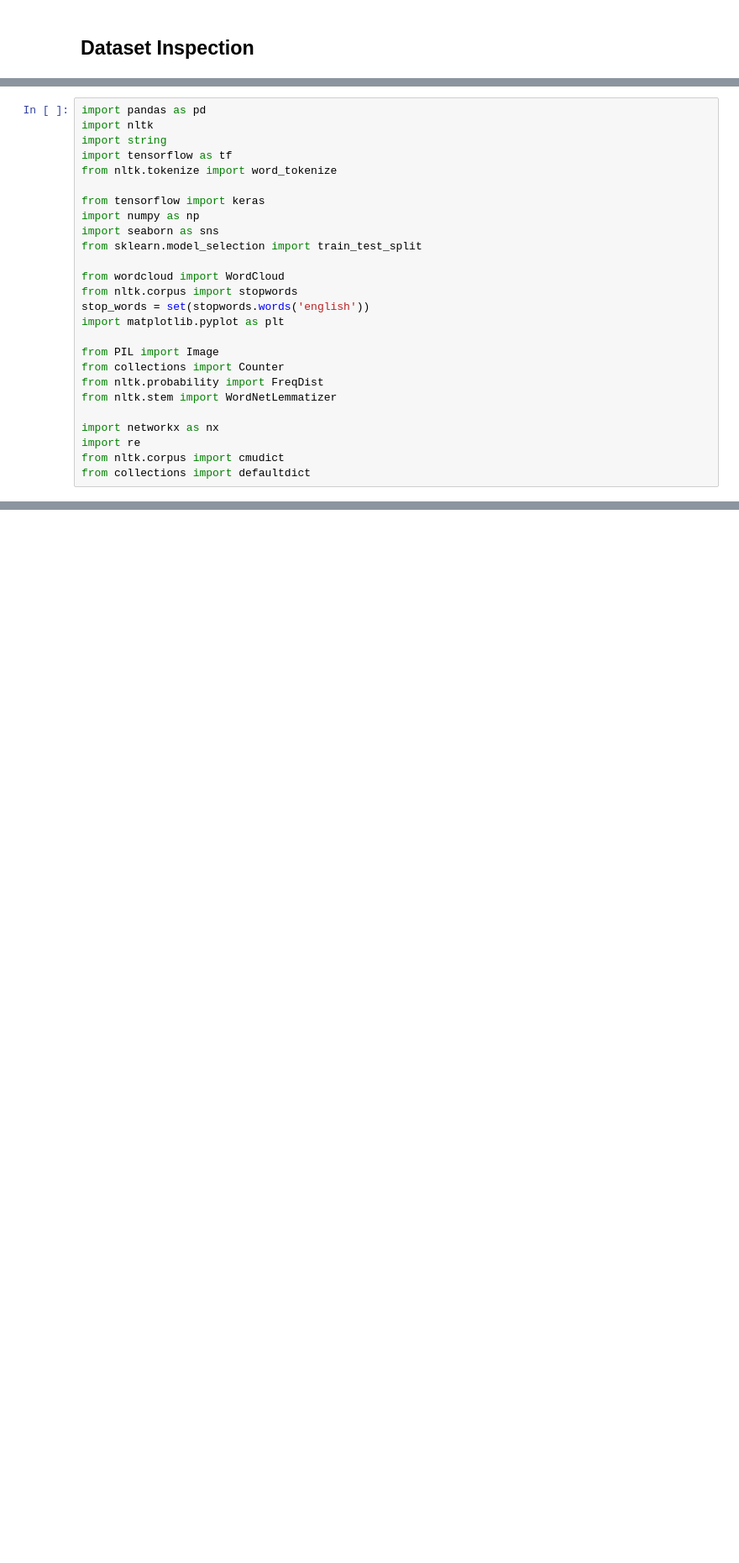
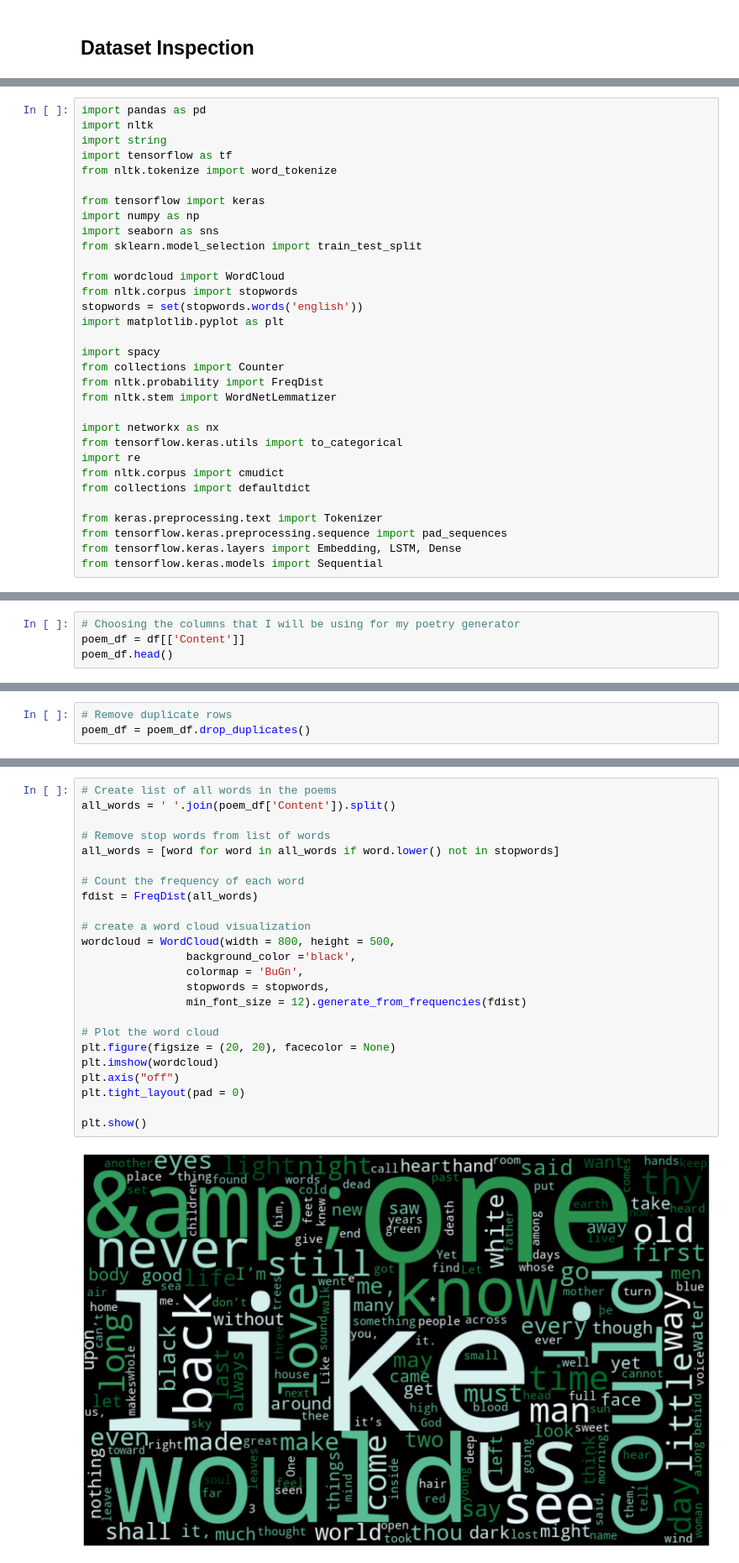
Before and after one commit to Bywani/poem_generator, a Jupyter notebook: poetry-generator.ipynb, the cells around one changed output, grey strips where cells are left out. Shown at 84% size. Drawn from its saved outputs; the diff is of its cells as text; blank space fills up the shorter version.

```diff
--- a/poetry-generator.ipynb
+++ b/poetry-generator.ipynb
@@ -37,16 +38,22 @@ from sklearn.model_selection import train_test_split
 
 from wordcloud import WordCloud
 from nltk.corpus import stopwords
-stop_words = set(stopwords.words('english'))
+stopwords = set(stopwords.words('english'))
 import matplotlib.pyplot as plt
 
-from PIL import Image
+import spacy
 from collections import Counter
 from nltk.probability import FreqDist
 from nltk.stem import WordNetLemmatizer
 
 import networkx as nx
+from tensorflow.keras.utils import to_categorical
 import re
 from nltk.corpus import cmudict
 from collections import defaultdict
+
+from keras.preprocessing.text import Tokenizer
+from tensorflow.keras.preprocessing.sequence import pad_sequences
+from tensorflow.keras.layers import Embedding, LSTM, Dense
+from tensorflow.keras.models import Sequential
 # %%
@@ -240,0 +165,4 @@ plt.show()
+# %%
+# Choosing the columns that I will be using for my poetry generator
+poem_df = df[['Content']]
+poem_df.head()
@@ -240,0 +224,3 @@ plt.show()
+# %%
+# Remove duplicate rows
+poem_df = poem_df.drop_duplicates()
@@ -240,0 +229,26 @@ plt.show()
+# %%
+# Create list of all words in the poems
+all_words = ' '.join(poem_df['Content']).split()
+
+# Remove stop words from list of words
+all_words = [word for word in all_words if word.lower() not in stopwords]
+
+# Count the frequency of each word
+fdist = FreqDist(all_words)
+
+# create a word cloud visualization
+wordcloud = WordCloud(width = 800, height = 500,
+                background_color ='black',
+                colormap = 'BuGn',
+                stopwords = stopwords,
+                min_font_size = 12).generate_from_frequencies(fdist)
+
+# Plot the word cloud
+plt.figure(figsize = (20, 20), facecolor = None)
+plt.imshow(wordcloud)
+plt.axis("off")
+plt.tight_layout(pad = 0)
+
+plt.show()
+# %% [output]
+[figure, added]
```
Also changed, not shown: parts of 38 cells of this notebook.
